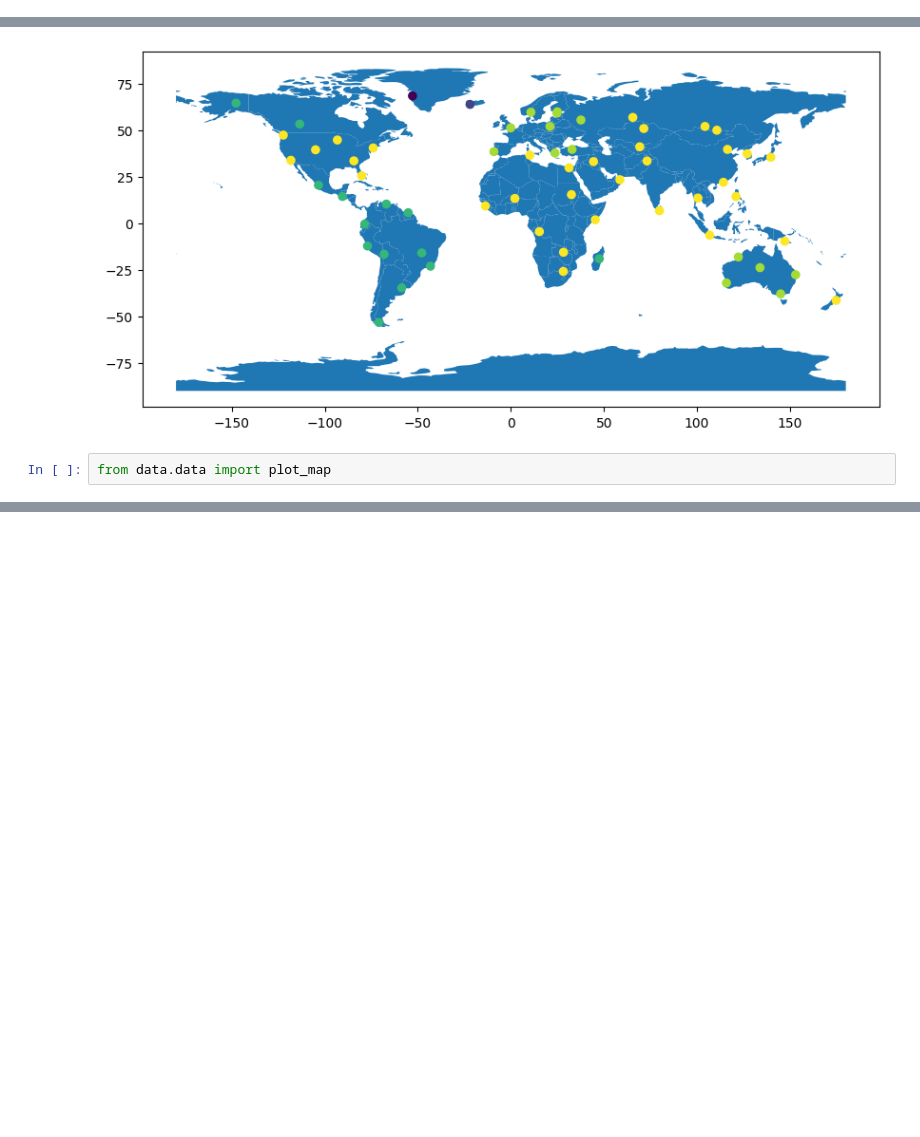
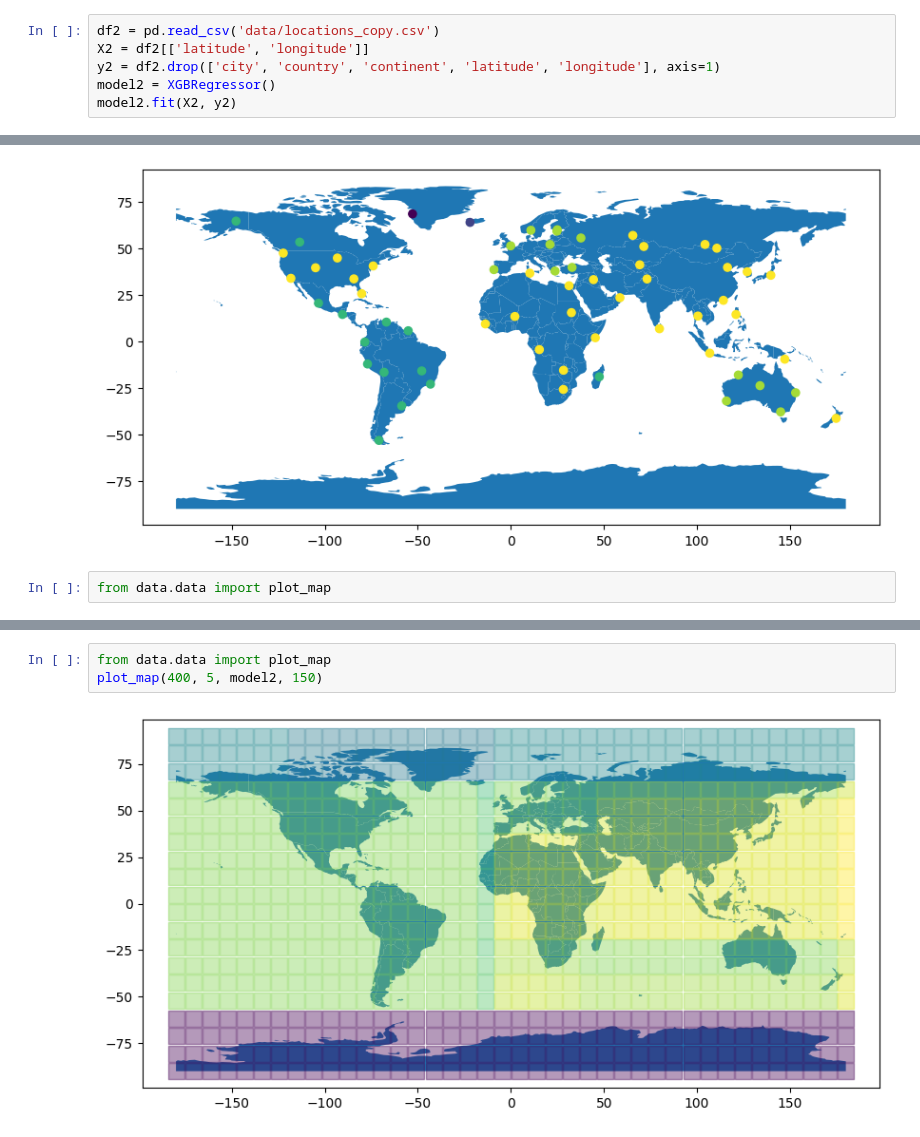
Before and after one commit to tymsoncyferki/alwaysgoodweather, a Jupyter notebook: app/model_training.ipynb, the cells around one changed output, grey strips where cells are left out. Cells and saved outputs as stored; diff of their text form; blank space fills up the shorter version.

```diff
--- a/app/model_training.ipynb
+++ b/app/model_training.ipynb
@@ -42,3 +42,9 @@ XGBRegressor(base_score=None, booster=None, callbacks=None,
              min_child_weight=None, missing=nan, monotone_constraints=None,
              multi_strategy=None, n_estimators=None, n_jobs=None,
              num_parallel_tree=None, random_state=None, ...)
+# %%
+df2 = pd.read_csv('data/locations_copy.csv')
+X2 = df2[['latitude', 'longitude']]
+y2 = df2.drop(['city', 'country', 'continent', 'latitude', 'longitude'], axis=1)
+model2 = XGBRegressor()
+model2.fit(X2, y2)
@@ -72,0 +91,5 @@ plot_map(400, 2, model, 150)
+# %%
+from data.data import plot_map
+plot_map(400, 5, model2, 150)
+# %% [output]
+[figure, added]
```
Also changed, not shown: parts of 3 cells of this notebook, 3 other files.
